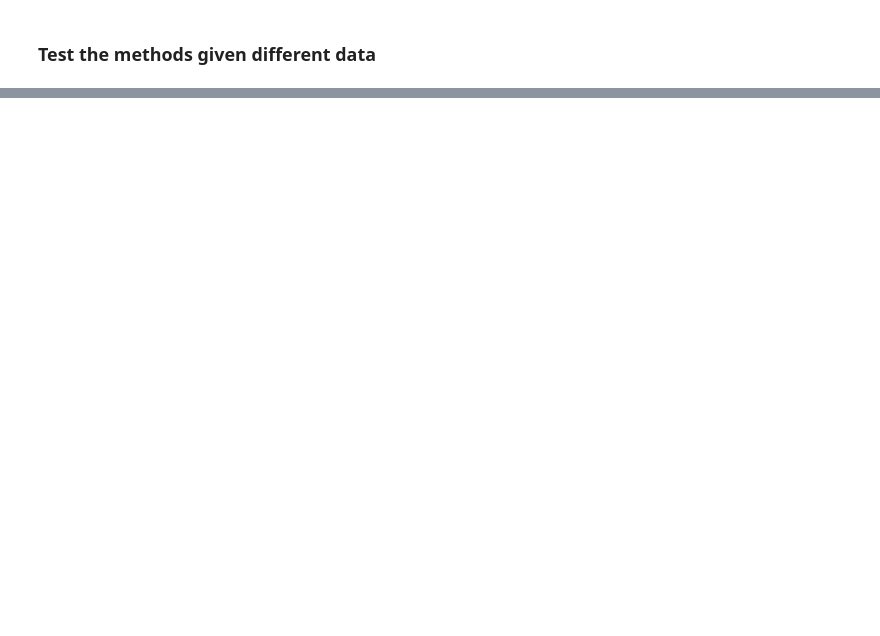
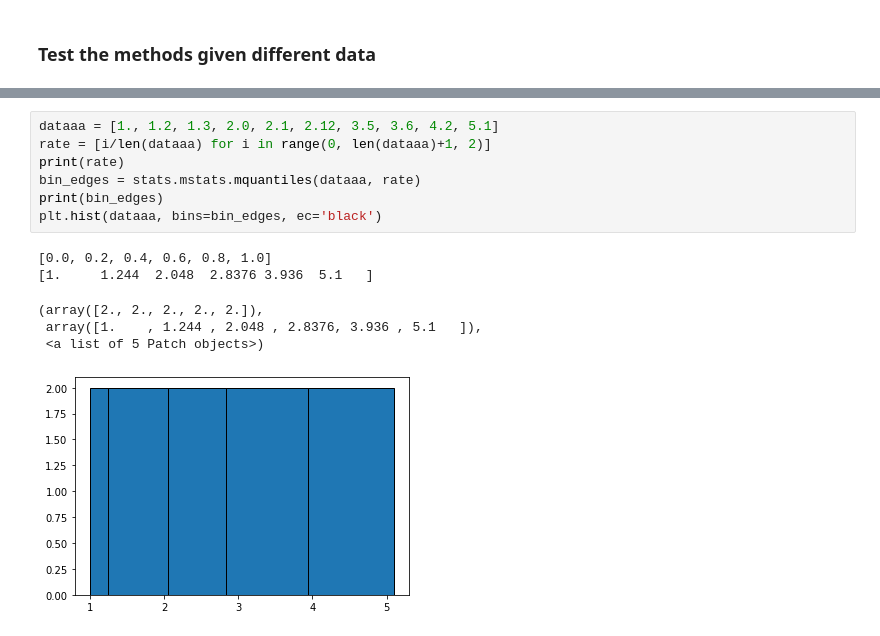
Before and after one commit to delftdata/valentine, a Jupyter notebook: Clustering.ipynb, the cells around one changed output, grey strips where cells are left out. Saved outputs shown, nothing was run; the diff lists cells and outputs as text; blank space fills up the shorter version.

```diff
--- a/Clustering.ipynb
+++ b/Clustering.ipynb
@@ -233,0 +540,14 @@ ValueError: Histogram lengths cannot be greater than the number of rows or colum
+# %%
+dataaa = [1., 1.2, 1.3, 2.0, 2.1, 2.12, 3.5, 3.6, 4.2, 5.1]
+rate = [i/len(dataaa) for i in range(0, len(dataaa)+1, 2)]
+print(rate)
+bin_edges = stats.mstats.mquantiles(dataaa, rate)
+print(bin_edges)
+plt.hist(dataaa, bins=bin_edges, ec='black')
+# %% [output]
+[0.0, 0.2, 0.4, 0.6, 0.8, 1.0]
+[1.     1.244  2.048  2.8376 3.936  5.1   ]
+(array([2., 2., 2., 2., 2.]),
+ array([1.    , 1.244 , 2.048 , 2.8376, 3.936 , 5.1   ]),
+ <a list of 5 Patch objects>)
+[figure, added]
```
Also changed, not shown: parts of 23 cells of this notebook.
